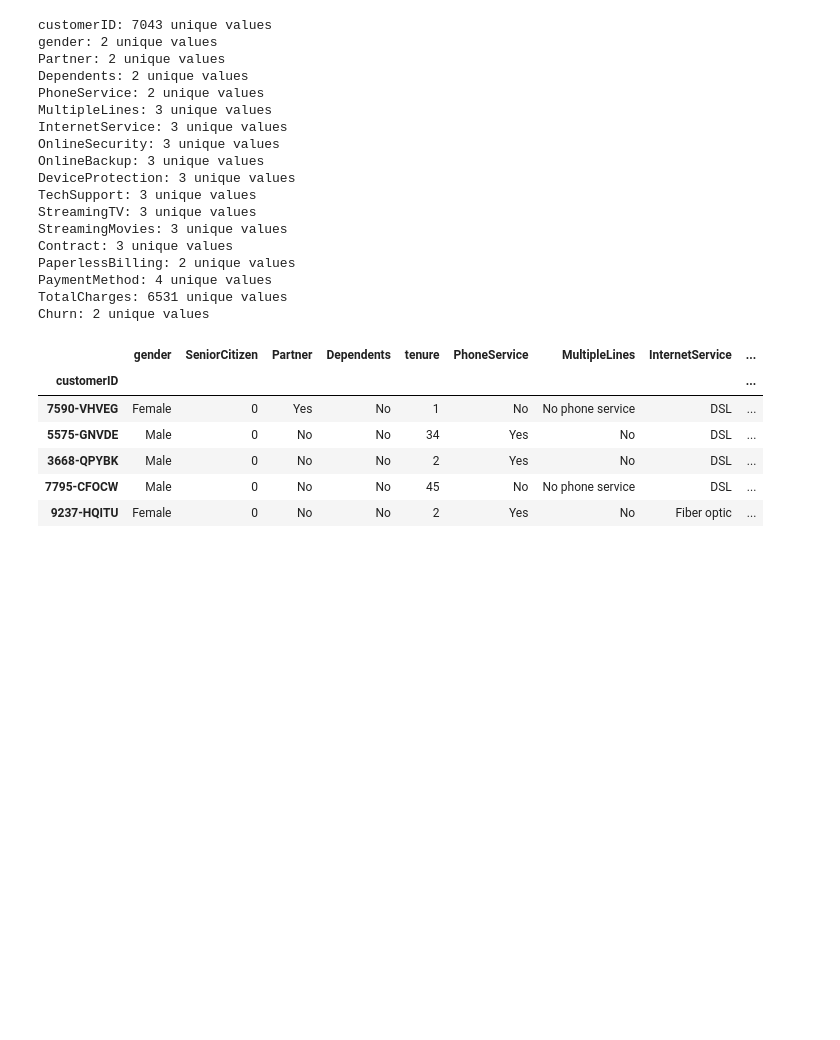
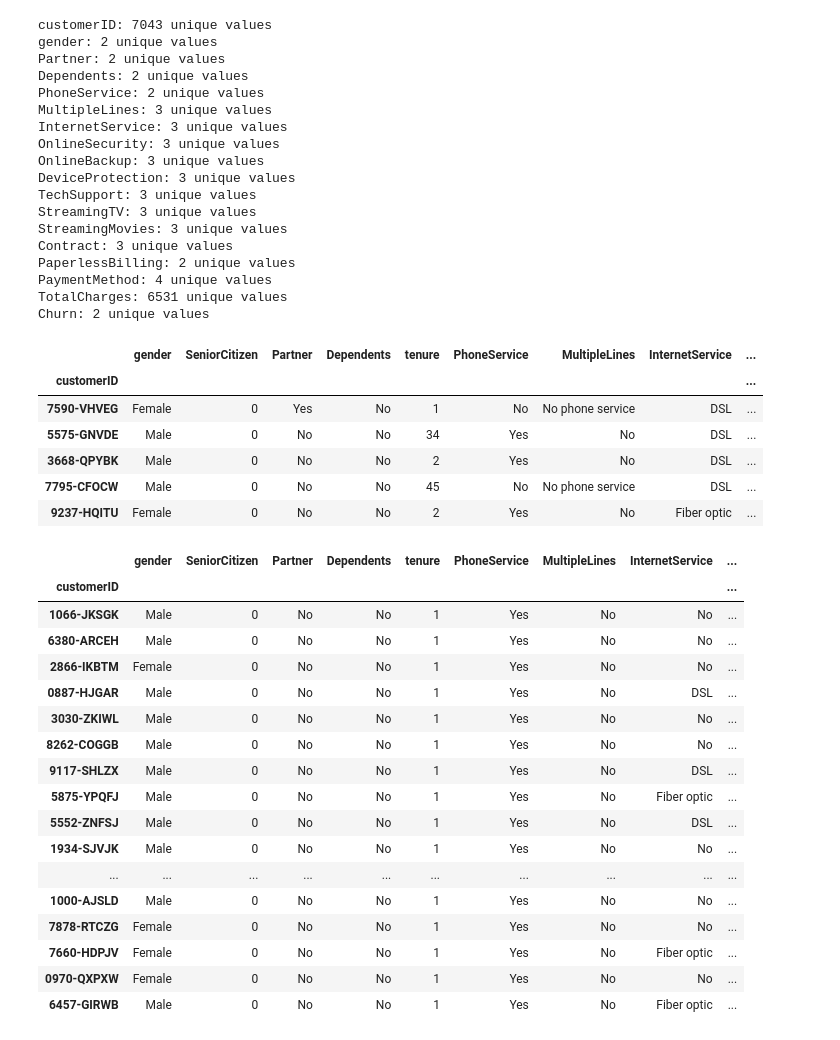
Before and after one commit to Rohan19005742/Data_Science, a Jupyter notebook: Playground/end-to-end-project.IPYNB, the cells around one changed output. Cells and saved outputs as stored; diff of their text form; code cells hidden in the pictures; blank space fills up the shorter version.

```diff
--- a/Playground/end-to-end-project.IPYNB
+++ b/Playground/end-to-end-project.IPYNB
@@ -150,3 +150,27 @@ data.head()
 | 3668-QPYBK | Male | 0 | No | No | 2 | Yes | No | DSL | ... |
 | 7795-CFOCW | Male | 0 | No | No | 45 | No | No phone service | DSL | ... |
 | 9237-HQITU | Female | 0 | No | No | 2 | Yes | No | Fiber optic | ... |
+# %%
+# get duplicates
+
+duplicate_rows = data[data.duplicated(keep=False)]
+duplicate_rows
+# %% [output]
+|  | gender | SeniorCitizen | Partner | Dependents | tenure | PhoneService | MultipleLines | InternetService | ... |
+| customerID |  |  |  |  |  |  |  |  | ... |
+| 1066-JKSGK | Male | 0 | No | No | 1 | Yes | No | No | ... |
+| 6380-ARCEH | Male | 0 | No | No | 1 | Yes | No | No | ... |
+| 2866-IKBTM | Female | 0 | No | No | 1 | Yes | No | No | ... |
+| 0887-HJGAR | Male | 0 | No | No | 1 | Yes | No | DSL | ... |
+| 3030-ZKIWL | Male | 0 | No | No | 1 | Yes | No | No | ... |
+| 8262-COGGB | Male | 0 | No | No | 1 | Yes | No | No | ... |
+| 9117-SHLZX | Male | 0 | No | No | 1 | Yes | No | DSL | ... |
+| 5875-YPQFJ | Male | 0 | No | No | 1 | Yes | No | Fiber optic | ... |
+| 5552-ZNFSJ | Male | 0 | No | No | 1 | Yes | No | DSL | ... |
+| 1934-SJVJK | Male | 0 | No | No | 1 | Yes | No | No | ... |
+| ... | ... | ... | ... | ... | ... | ... | ... | ... | ... |
+| 1000-AJSLD | Male | 0 | No | No | 1 | Yes | No | No | ... |
+| 7878-RTCZG | Female | 0 | No | No | 1 | Yes | No | No | ... |
+| 7660-HDPJV | Female | 0 | No | No | 1 | Yes | No | Fiber optic | ... |
+| 0970-QXPXW | Female | 0 | No | No | 1 | Yes | No | No | ... |
+| 6457-GIRWB | Male | 0 | No | No | 1 | Yes | No | Fiber optic | ... |
```
Also changed, not shown: parts of 13 cells of this notebook, 10 other files.
